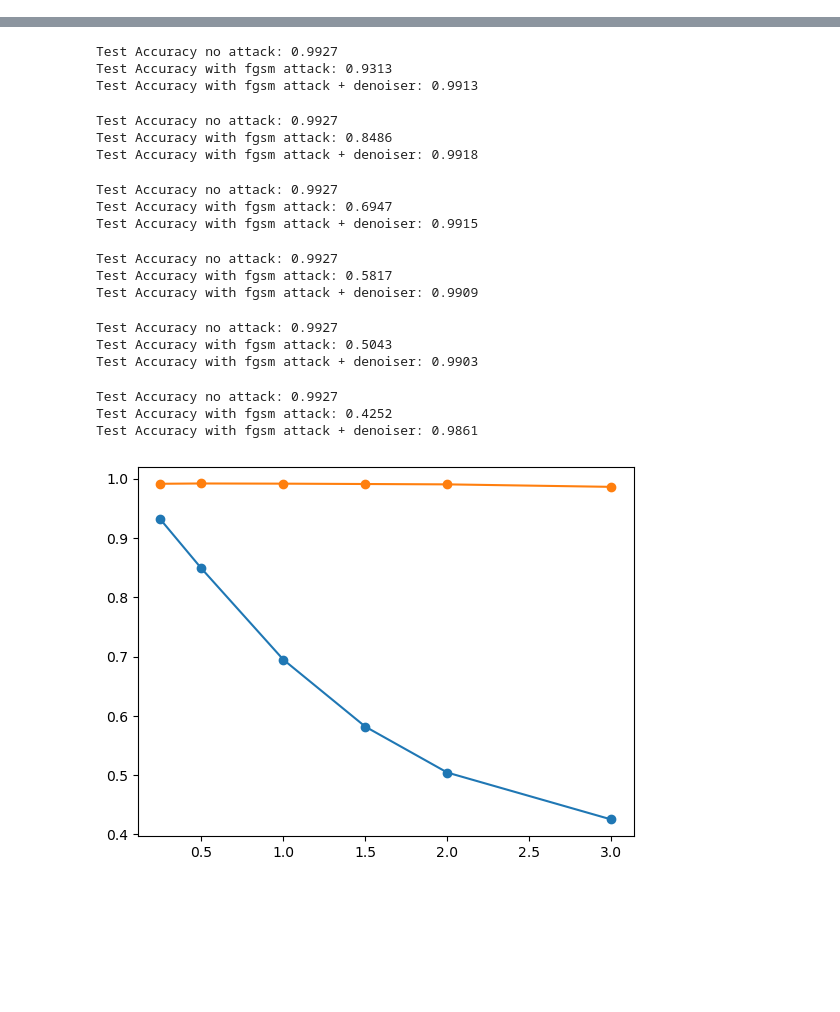
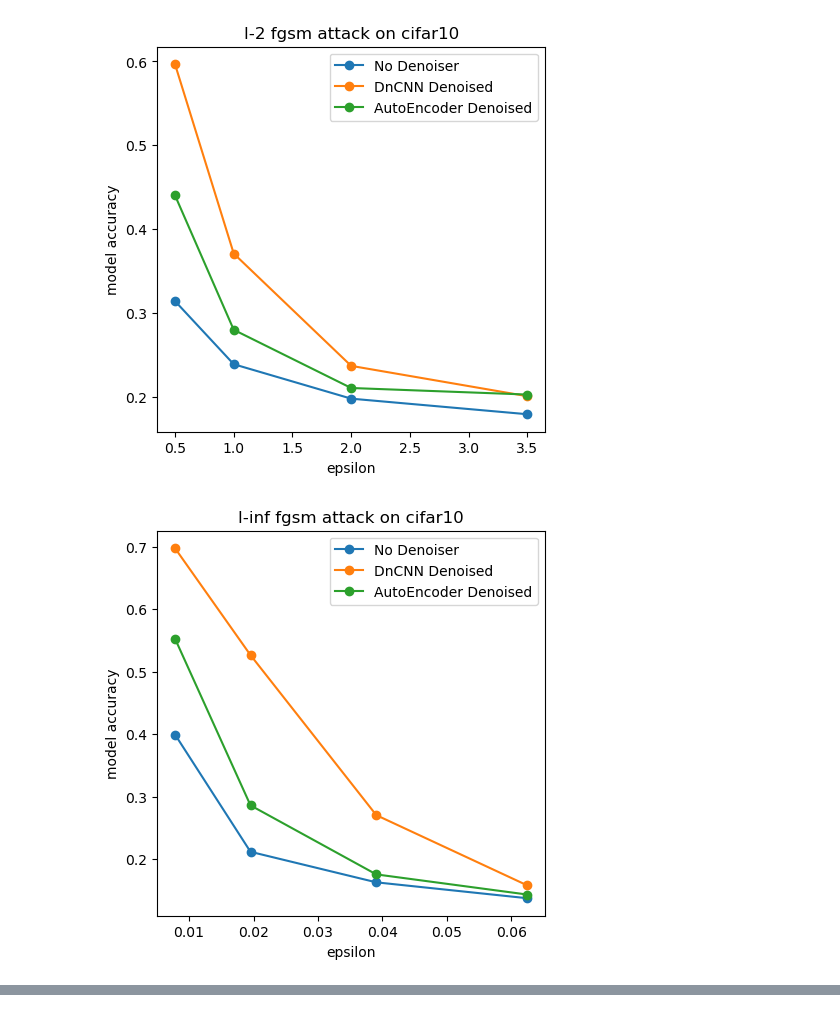
Before and after one commit to JasonTang99/gaussian-pyramid-defense, a Jupyter notebook: plot_denoiser.ipynb, the cells around one changed output, grey strips where cells are left out. Cells and saved outputs as stored; diff of their text form; code cells hidden in the pictures; blank space fills up the shorter version.

Commit message:
updated denoiser models and experiment results

```diff
--- a/plot_denoiser.ipynb
+++ b/plot_denoiser.ipynb
@@ -43,0 +236,8 @@ def run_test(net, denoiser, attack_mode, eps_range, norm=2):
+# %%
+#plot mnist
+for attack in ['fgsm', 'pgd']:
+    for norm in ['2', 'inf']:
+        #print(f"\nEvaluating {attack} attack on l{norm} norm ...")
+        file_path = os.path.join('denoiser_attack_results', f"mnist_{attack}_l{norm}.pkl")
+        result = load_result(file_path)
+        plot_result(result, attack, norm, eps_range=l2_eps if (norm == '2') else linf_eps, dataset='mnist', savefig=True)
@@ -43,0 +249,11 @@ def run_test(net, denoiser, attack_mode, eps_range, norm=2):
+# %%
+#plot cifar10
+for attack in ['fgsm', 'pgd']:
+    for norm in ['2', 'inf']:
+        #print(f"\nEvaluating {attack} attack on l{norm} norm ...")
+        file_path = os.path.join('denoiser_attack_results', f"cifar10_{attack}_l{norm}.pkl")
+        result = load_result(file_path)
+        plot_result(result, attack, norm, eps_range=l2_eps if (norm == '2') else linf_eps, dataset='cifar10', savefig=True)
+# %% [output]
+[figure, added]
+[figure, added]
@@ -44,26 +262,6 @@ def run_test(net, denoiser, attack_mode, eps_range, norm=2):
 # %%
-adv, denoised = run_test(net, dae_denoiser, 'fgsm', mnist_l2_eps, norm=2)
-plt.plot(mnist_l2_eps, adv, marker='o')
-plt.plot(mnist_l2_eps, denoised, marker='o')
+adv, denoised = run_test(cifar10_test_loader, cifar10_resnet, cifar10_dncnn_denoiser, 'fgsm', l2_eps, norm=2)
+plt.plot(l2_eps, adv, marker='o')
+plt.plot(l2_eps, denoised, marker='o')
 plt.show()
-# %% [output]
-Test Accuracy no attack: 0.9927
-Test Accuracy with fgsm attack: 0.9313
-Test Accuracy with fgsm attack + denoiser: 0.9913
-Test Accuracy no attack: 0.9927
-Test Accuracy with fgsm attack: 0.8486
-Test Accuracy with fgsm attack + denoiser: 0.9918
-Test Accuracy no attack: 0.9927
-Test Accuracy with fgsm attack: 0.6947
-Test Accuracy with fgsm attack + denoiser: 0.9915
-Test Accuracy no attack: 0.9927
-Test Accuracy with fgsm attack: 0.5817
-Test Accuracy with fgsm attack + denoiser: 0.9909
-Test Accuracy no attack: 0.9927
-Test Accuracy with fgsm attack: 0.5043
-Test Accuracy with fgsm attack + denoiser: 0.9903
-Test Accuracy no attack: 0.9927
-Test Accuracy with fgsm attack: 0.4252
-Test Accuracy with fgsm attack + denoiser: 0.9861
-[figure, removed]
 # %%
```
Also changed, not shown: parts of 12 cells of this notebook, 31 other files.
